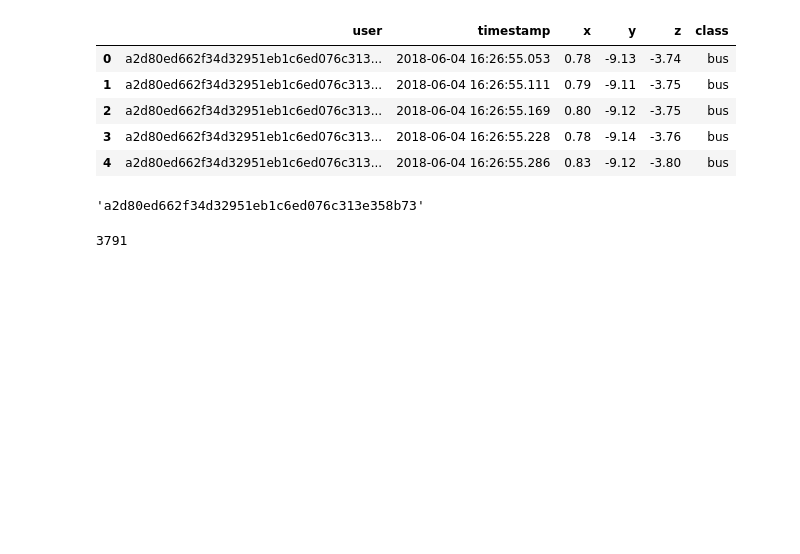
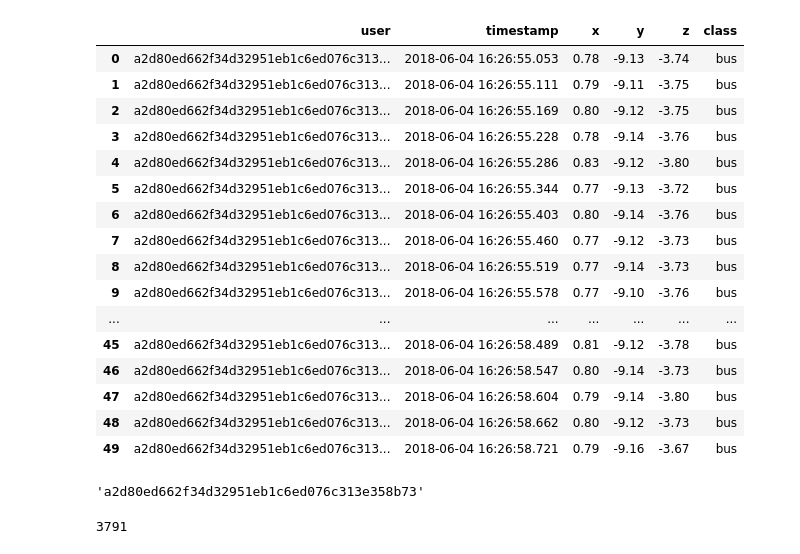
Before and after one commit to Arush0113/CE784, a Jupyter notebook: Arush_CE784_assignment2.ipynb, the cells around one changed output. Cells and saved outputs as stored; diff of their text form; code cells hidden in the pictures; blank space fills up the shorter version.

```diff
--- a/Arush_CE784_assignment2.ipynb
+++ b/Arush_CE784_assignment2.ipynb
@@ -12,14 +12,25 @@ Drive already mounted at /content/drive; to attempt to forcibly remount, call dr
 # %%
 df = pd.read_csv('/content/drive/MyDrive/ce784 assignment 2 dataset/cleaned.csv')
 # %%
-df.head()
+df.head(50)
 # %% [output]
 |  | user | timestamp | x | y | z | class |
 | 0 | a2d80ed662f34d32951eb1c6ed076c313... | 2018-06-04 16:26:55.053 | 0.78 | -9.13 | -3.74 | bus |
 | 1 | a2d80ed662f34d32951eb1c6ed076c313... | 2018-06-04 16:26:55.111 | 0.79 | -9.11 | -3.75 | bus |
 | 2 | a2d80ed662f34d32951eb1c6ed076c313... | 2018-06-04 16:26:55.169 | 0.80 | -9.12 | -3.75 | bus |
 | 3 | a2d80ed662f34d32951eb1c6ed076c313... | 2018-06-04 16:26:55.228 | 0.78 | -9.14 | -3.76 | bus |
 | 4 | a2d80ed662f34d32951eb1c6ed076c313... | 2018-06-04 16:26:55.286 | 0.83 | -9.12 | -3.80 | bus |
+| 5 | a2d80ed662f34d32951eb1c6ed076c313... | 2018-06-04 16:26:55.344 | 0.77 | -9.13 | -3.72 | bus |
+| 6 | a2d80ed662f34d32951eb1c6ed076c313... | 2018-06-04 16:26:55.403 | 0.80 | -9.14 | -3.76 | bus |
+| 7 | a2d80ed662f34d32951eb1c6ed076c313... | 2018-06-04 16:26:55.460 | 0.77 | -9.12 | -3.73 | bus |
+| 8 | a2d80ed662f34d32951eb1c6ed076c313... | 2018-06-04 16:26:55.519 | 0.77 | -9.14 | -3.73 | bus |
+| 9 | a2d80ed662f34d32951eb1c6ed076c313... | 2018-06-04 16:26:55.578 | 0.77 | -9.10 | -3.76 | bus |
+| ... | ... | ... | ... | ... | ... | ... |
+| 45 | a2d80ed662f34d32951eb1c6ed076c313... | 2018-06-04 16:26:58.489 | 0.81 | -9.12 | -3.78 | bus |
+| 46 | a2d80ed662f34d32951eb1c6ed076c313... | 2018-06-04 16:26:58.547 | 0.80 | -9.14 | -3.73 | bus |
+| 47 | a2d80ed662f34d32951eb1c6ed076c313... | 2018-06-04 16:26:58.604 | 0.79 | -9.14 | -3.80 | bus |
+| 48 | a2d80ed662f34d32951eb1c6ed076c313... | 2018-06-04 16:26:58.662 | 0.80 | -9.12 | -3.73 | bus |
+| 49 | a2d80ed662f34d32951eb1c6ed076c313... | 2018-06-04 16:26:58.721 | 0.79 | -9.16 | -3.67 | bus |
 # %%
 df['user'][0]
 # %% [output]
```
Also changed, not shown: parts of 6 cells of this notebook.
